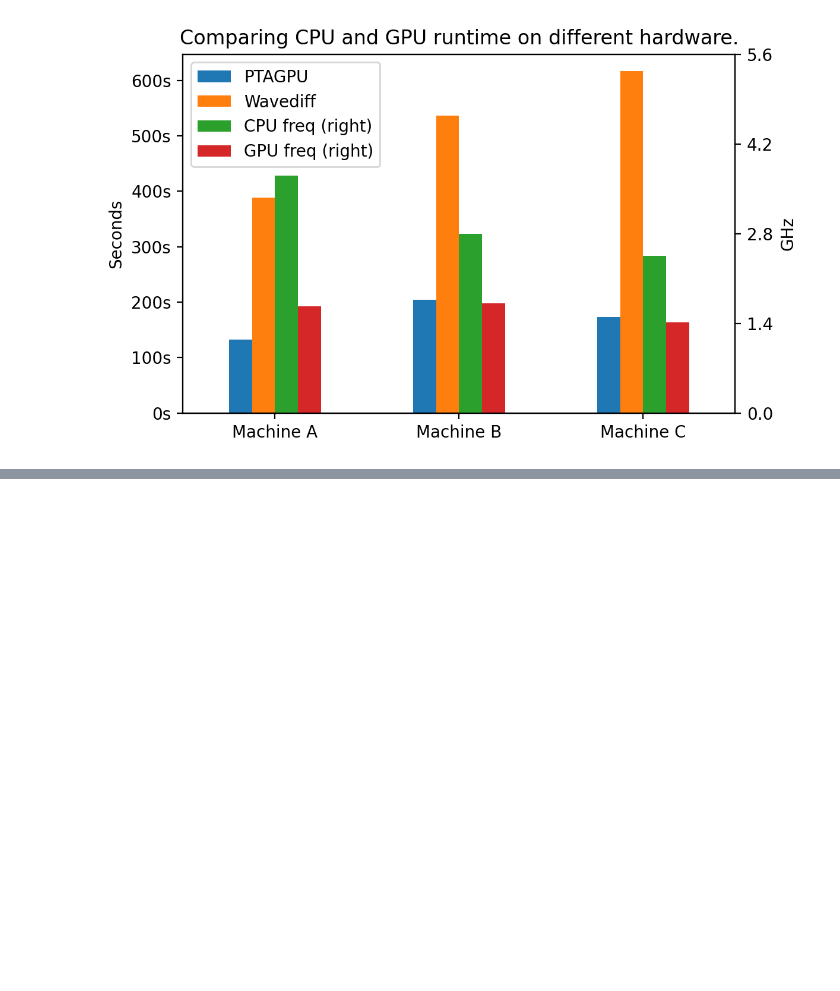
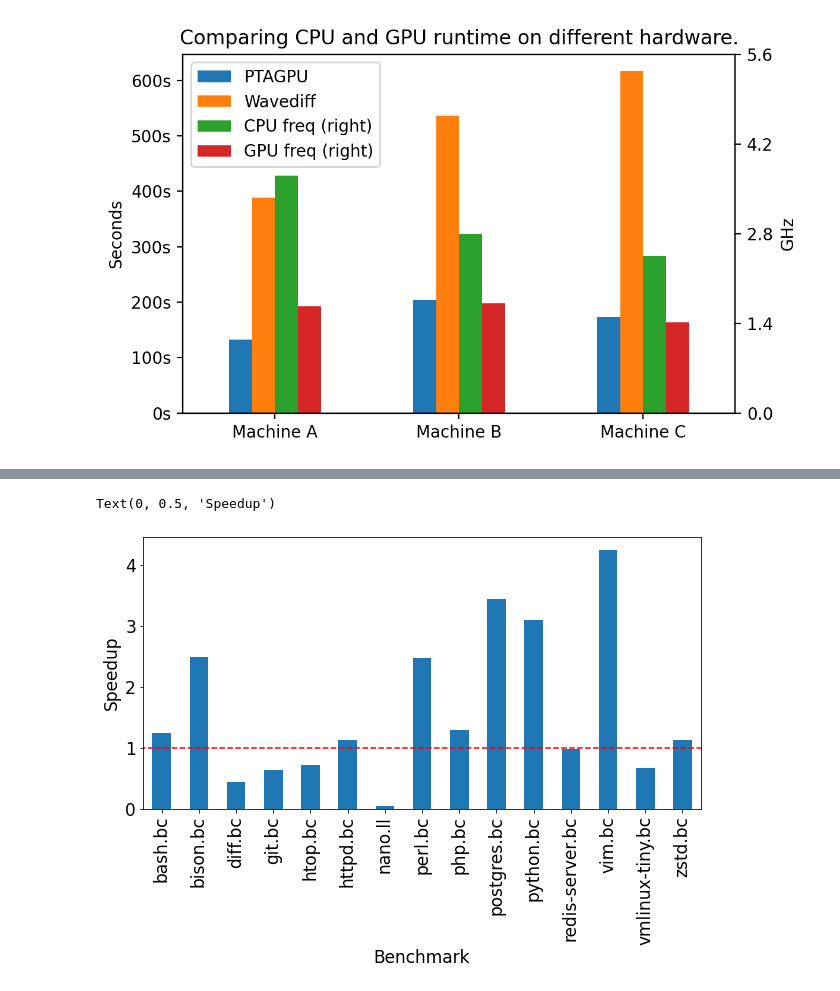
Before and after one commit to lukasboettcher/msc-paper, a Jupyter notebook: data/data_viz.ipynb, the cells around one changed output, grey strips where cells are left out. Saved outputs shown, nothing was run; the diff lists cells and outputs as text; code cells hidden in the pictures; blank space fills up the shorter version.

```diff
--- a/data/data_viz.ipynb
+++ b/data/data_viz.ipynb
@@ -348,0 +361,8 @@ _ = plt.yticks([60000*i for i in range(1, 20, 3)], [f"{i} min" for i in range(1,
+# %%
+df['a100 speedup'].plot(kind='bar', figsize=(10, 5))
+plt.plot([-1,55],[1,1], '--', c='r')
+plt.xlabel('Benchmark')
+plt.ylabel('Speedup')
+# %% [output]
+Text(0, 0.5, 'Speedup')
+[figure, added]
```
Also changed, not shown: parts of 5 cells of this notebook.
